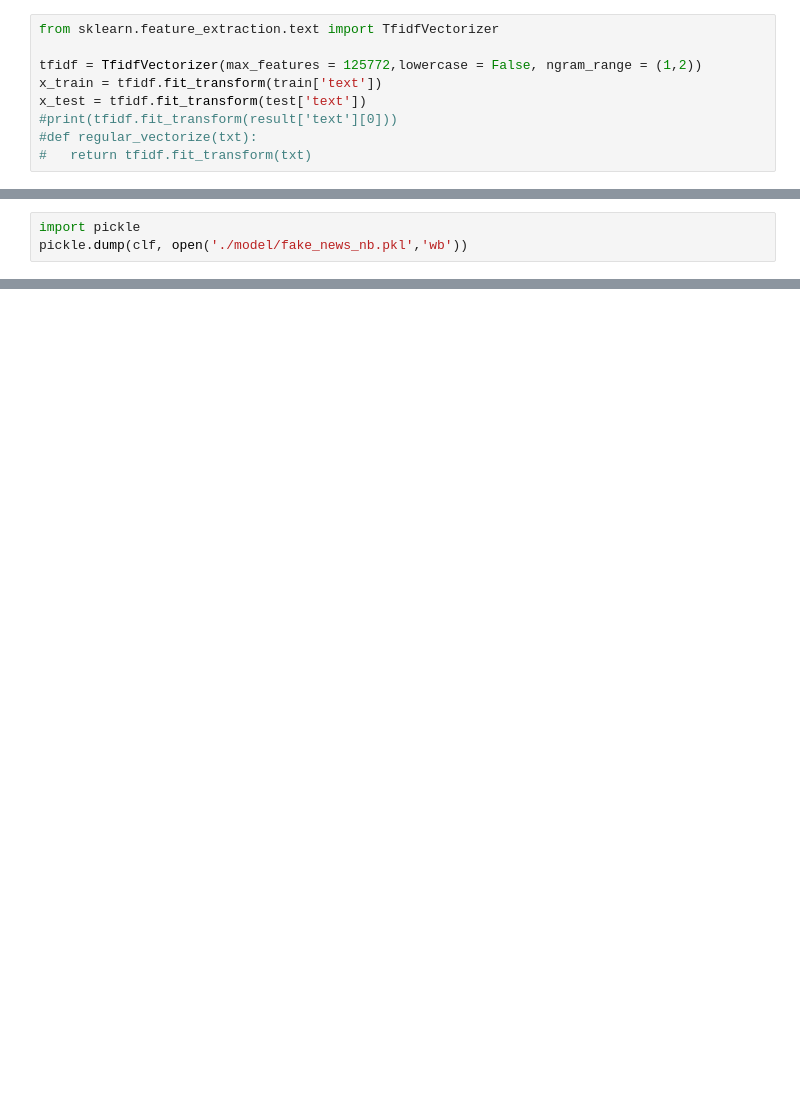
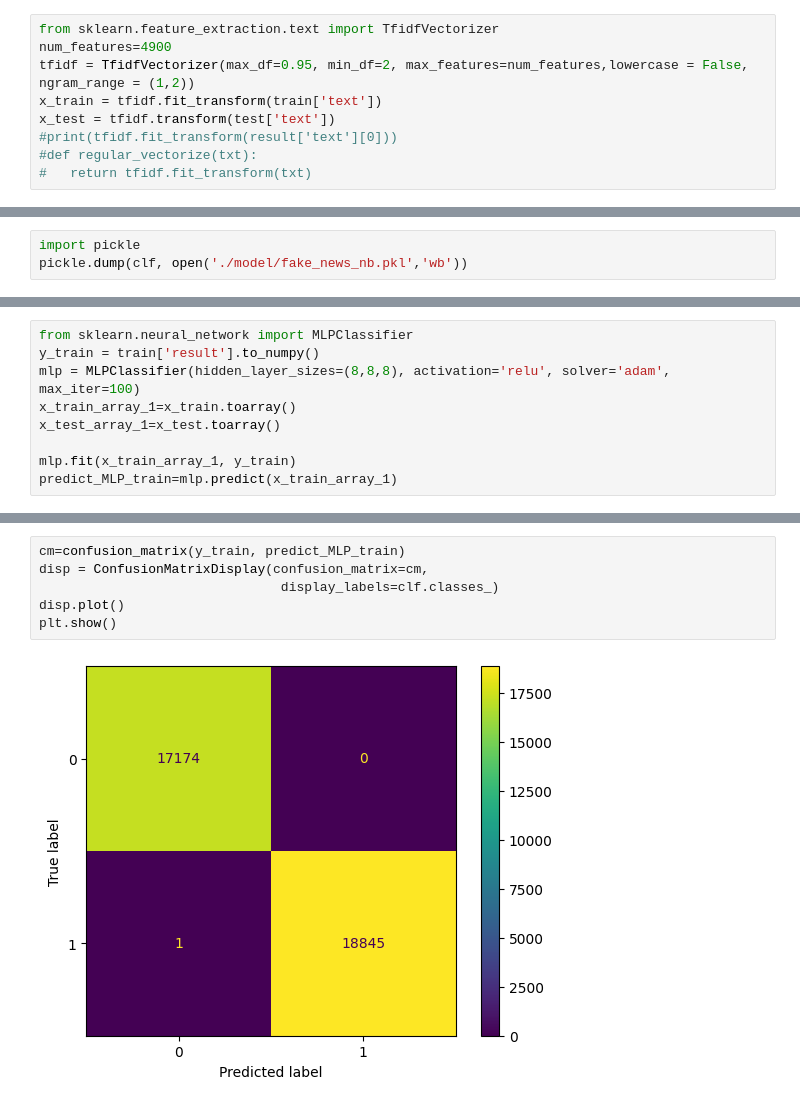
Before and after one commit to rroy80/fakenews, a Jupyter notebook: project.ipynb, the cells around one changed output, grey strips where cells are left out. Cells and saved outputs as stored; diff of their text form; blank space fills up the shorter version.

```diff
--- a/project.ipynb
+++ b/project.ipynb
@@ -153,9 +155,9 @@ Name: text, Length: 35858, dtype: object
 # %%
 from sklearn.feature_extraction.text import TfidfVectorizer
-
-tfidf = TfidfVectorizer(max_features = 125772,lowercase = False, ngram_range = (1,2))
+num_features=4900
+tfidf = TfidfVectorizer(max_df=0.95, min_df=2, max_features=num_features,lowercase = False, ngram_range = (1,2))
 x_train = tfidf.fit_transform(train['text'])
-x_test = tfidf.fit_transform(test['text'])
+x_test = tfidf.transform(test['text'])
 #print(tfidf.fit_transform(result['text'][0]))
 #def regular_vectorize(txt):
 #   return tfidf.fit_transform(txt)
@@ -302,0 +278,9 @@ Testing F1 : 0.7232578147404647
+# %%
+from sklearn.neural_network import MLPClassifier
+y_train = train['result'].to_numpy()
+mlp = MLPClassifier(hidden_layer_sizes=(8,8,8), activation='relu', solver='adam', max_iter=100)
+x_train_array_1=x_train.toarray()
+x_test_array_1=x_test.toarray()
+
+mlp.fit(x_train_array_1, y_train)
+predict_MLP_train=mlp.predict(x_train_array_1)
@@ -302,0 +307,8 @@ Testing F1 : 0.7232578147404647
+# %%
+cm=confusion_matrix(y_train, predict_MLP_train)
+disp = ConfusionMatrixDisplay(confusion_matrix=cm,
+                               display_labels=clf.classes_)
+disp.plot()
+plt.show()
+# %% [output]
+[figure, added]
```
Also changed, not shown: parts of 50 cells of this notebook.
